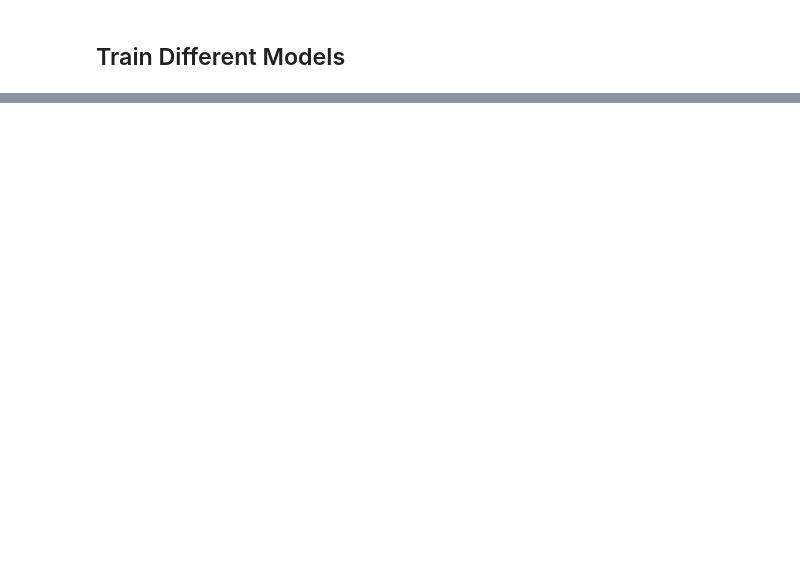
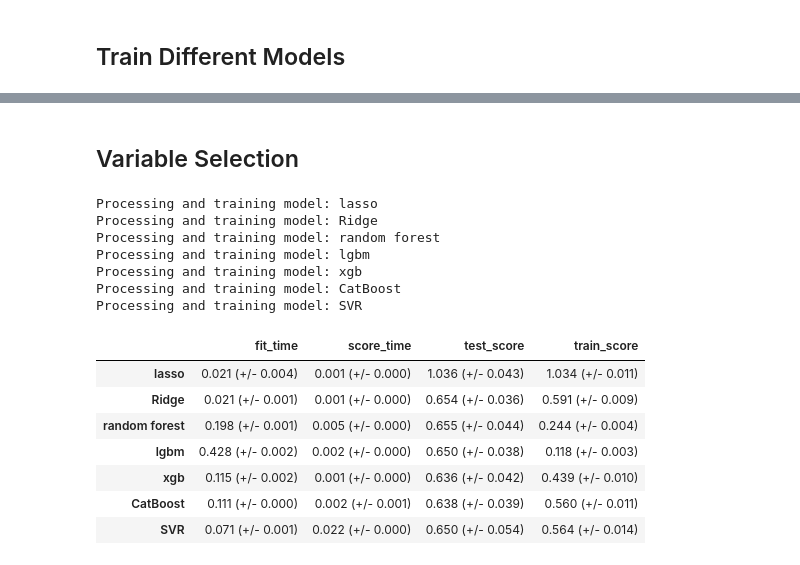
Before and after one commit to Yimei-Yang/Kaggle-WritingQuality, a Jupyter notebook: notebook.ipynb, the cells around one changed output, grey strips where cells are left out. Cells and saved outputs as stored; diff of their text form; code cells hidden in the pictures; blank space fills up the shorter version.

Commit message:
variable selection add.

```diff
--- a/notebook.ipynb
+++ b/notebook.ipynb
@@ -594,0 +606,62 @@ pd.DataFrame(results).T
+# %% [markdown]
+## Variable Selection
+# %%
+selected_features = {}
+results = {}
+
+for name, model in models.items():
+    print(f"Processing and training model: {name}")
+
+    if name in ["lasso", "Ridge"]:
+        selected_features[name] = X_train.columns.tolist()
+    elif name == "random forest":
+        feature_selector = SelectFromModel(estimator=RandomForestRegressor(n_estimators=100, random_state=123))
+    elif name in ["lgbm", "xgb", "CatBoost"]:
+        feature_selector = RFECV(estimator=model, step=1, cv=5)
+    elif name == "SVR":
+        svr_model = SVR(C=1.0, kernel='linear', gamma='scale', epsilon=0.1)
+        feature_selector = RFECV(estimator=svr_model, step=1, cv=5)
+
+    if name not in ["lasso", "Ridge"]:
+        feature_selection_pipeline = make_pipeline(
+            FunctionTransformer(lambda x: np.nan_to_num(x, nan=np.nan, posinf=0, neginf=0)),
+            SimpleImputer(strategy='mean'),
+            FunctionTransformer(lambda x: np.log1p(np.abs(x))),
+            RobustScaler(),
+            feature_selector
+        )
+        feature_selection_pipeline.fit(X_train, y_train)
+        if isinstance(feature_selector, SelectFromModel):
+            selected_features[name] = X_train.columns[feature_selector.get_support()].tolist()
+        elif isinstance(feature_selector, RFECV):
+            selected_features[name] = X_train.columns[feature_selector.support_].tolist()
+
+    X_train_selected = X_train[selected_features[name]]
+    pipe = make_pipeline(
+        FunctionTransformer(lambda x: np.nan_to_num(x, nan=np.nan, posinf=0, neginf=0)),
+        SimpleImputer(strategy='mean'),
+        FunctionTransformer(lambda x: np.log1p(np.abs(x))),
+        RobustScaler(),
+        model
+    )
+    results[name] = mean_std_cross_val_scores(
+        pipe, X_train_selected, y_train, return_train_score=True, scoring=scoring_metric
+    )
+
+pd.DataFrame(results).T
+# %% [output]
+Processing and training model: lasso
+Processing and training model: Ridge
+Processing and training model: random forest
+Processing and training model: lgbm
+Processing and training model: xgb
+Processing and training model: CatBoost
+Processing and training model: SVR
+|  | fit_time | score_time | test_score | train_score |
+| lasso | 0.021 (+/- 0.004) | 0.001 (+/- 0.000) | 1.036 (+/- 0.043) | 1.034 (+/- 0.011) |
+| Ridge | 0.021 (+/- 0.001) | 0.001 (+/- 0.000) | 0.654 (+/- 0.036) | 0.591 (+/- 0.009) |
+| random forest | 0.198 (+/- 0.001) | 0.005 (+/- 0.000) | 0.655 (+/- 0.044) | 0.244 (+/- 0.004) |
+| lgbm | 0.428 (+/- 0.002) | 0.002 (+/- 0.000) | 0.650 (+/- 0.038) | 0.118 (+/- 0.003) |
+| xgb | 0.115 (+/- 0.002) | 0.001 (+/- 0.000) | 0.636 (+/- 0.042) | 0.439 (+/- 0.010) |
+| CatBoost | 0.111 (+/- 0.000) | 0.002 (+/- 0.001) | 0.638 (+/- 0.039) | 0.560 (+/- 0.011) |
+| SVR | 0.071 (+/- 0.001) | 0.022 (+/- 0.000) | 0.650 (+/- 0.054) | 0.564 (+/- 0.014) |
```
Also changed, not shown: parts of 4 cells of this notebook.
